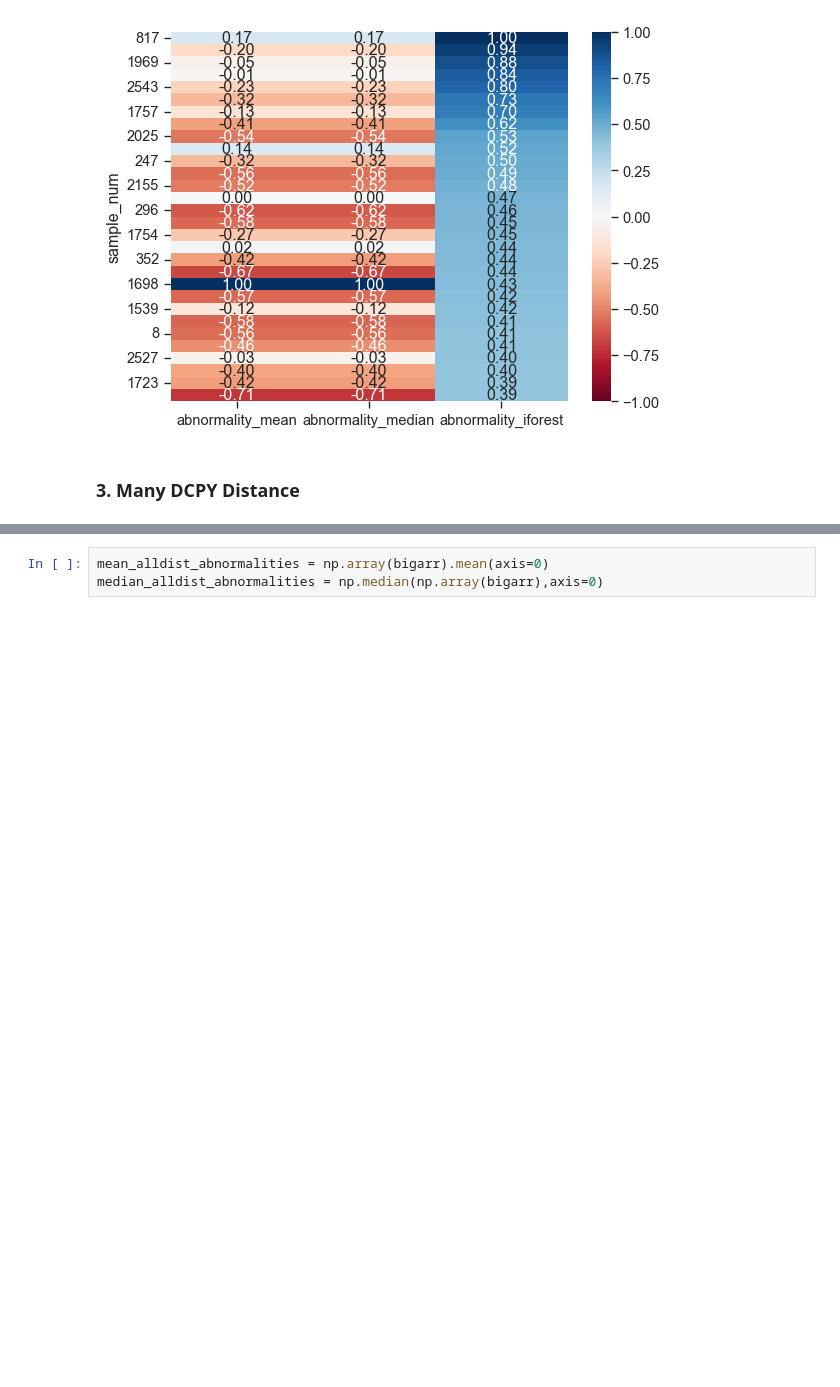
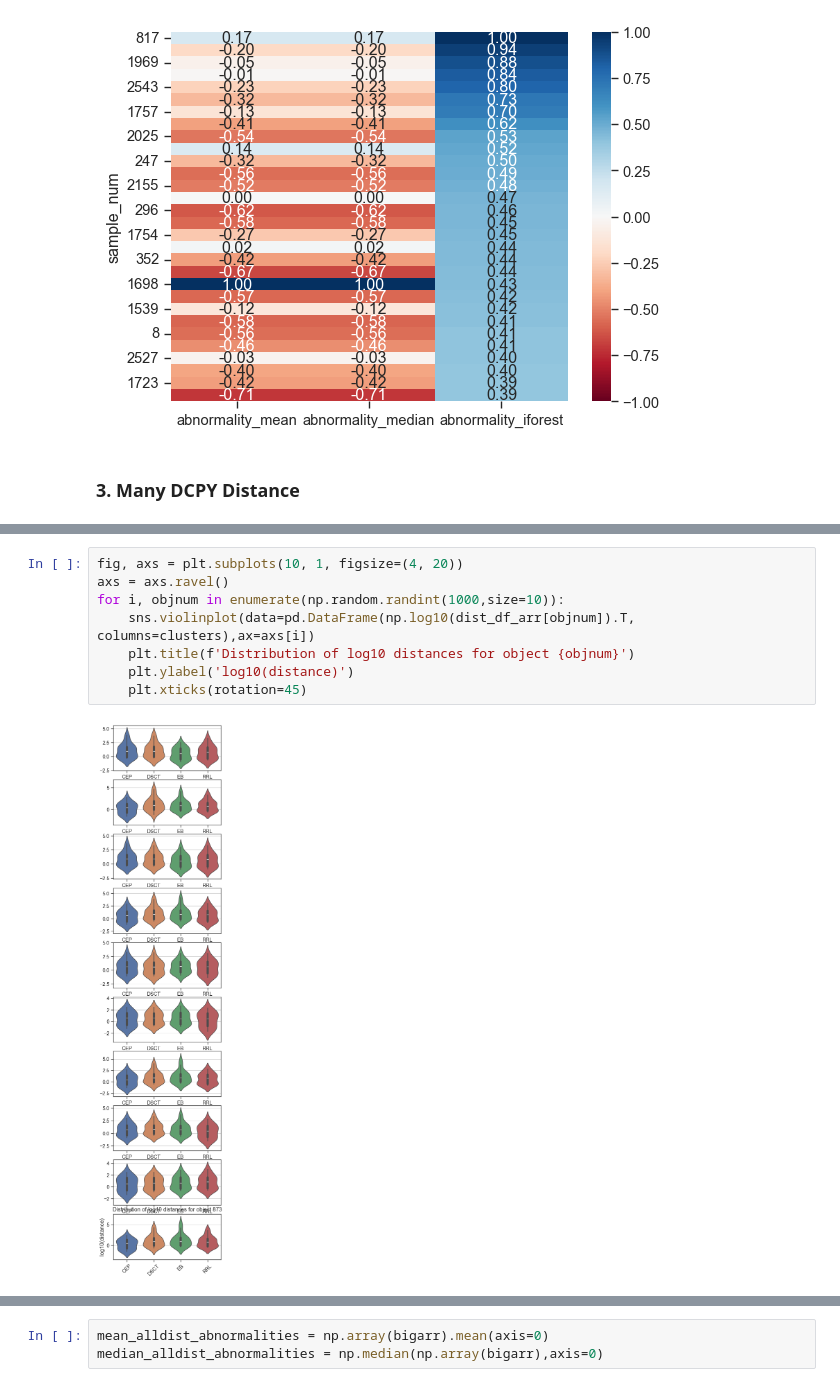
Before and after one commit to sidchaini/DistanceAnomalies, a Jupyter notebook: 03. distances features eda/03c. dcpy outliers.ipynb, the cells around one changed output, grey strips where cells are left out. Drawn from its saved outputs; the diff is of its cells as text; blank space fills up the shorter version.

```diff
--- a/03. distances features eda/03c. dcpy outliers.ipynb
+++ b/03. distances features eda/03c. dcpy outliers.ipynb
@@ -225,0 +253,10 @@ for metric in tqdm(all_metrics, desc="Metric", leave=True):
+# %%
+fig, axs = plt.subplots(10, 1, figsize=(4, 20))
+axs = axs.ravel()
+for i, objnum in enumerate(np.random.randint(1000,size=10)):
+    sns.violinplot(data=pd.DataFrame(np.log10(dist_df_arr[objnum]).T, columns=clusters),ax=axs[i])
+    plt.title(f'Distribution of log10 distances for object {objnum}')
+    plt.ylabel('log10(distance)')
+    plt.xticks(rotation=45)
+# %% [output]
+[figure, added]
```
Also changed, not shown: parts of 23 cells of this notebook.
